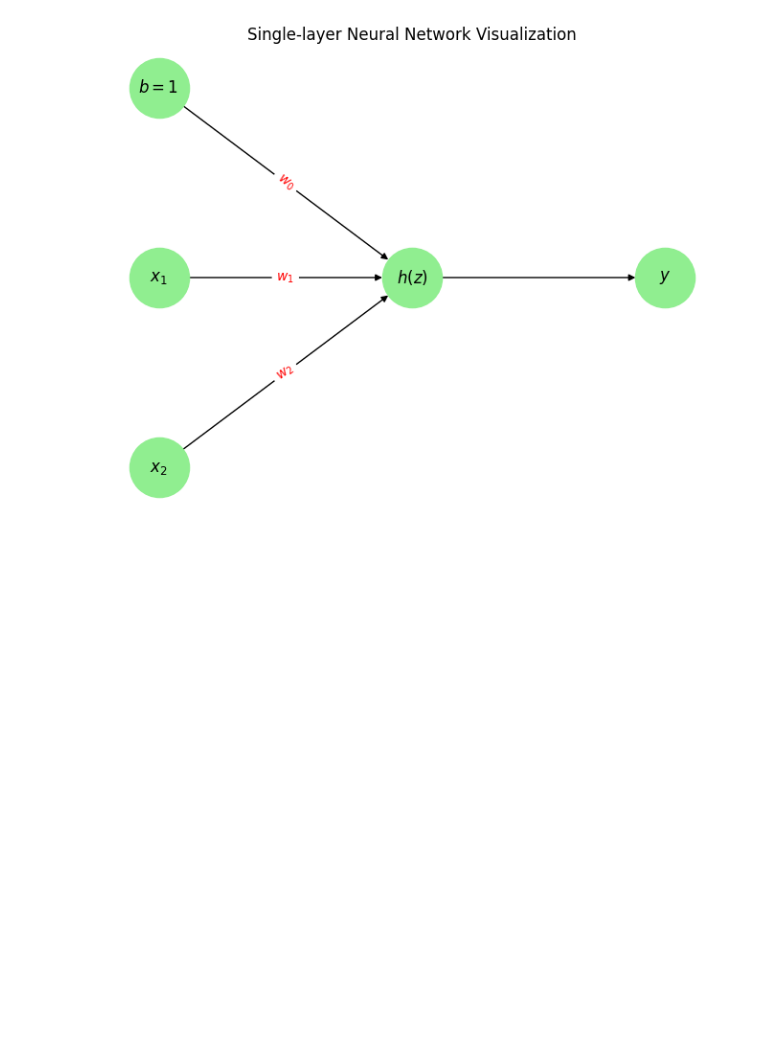
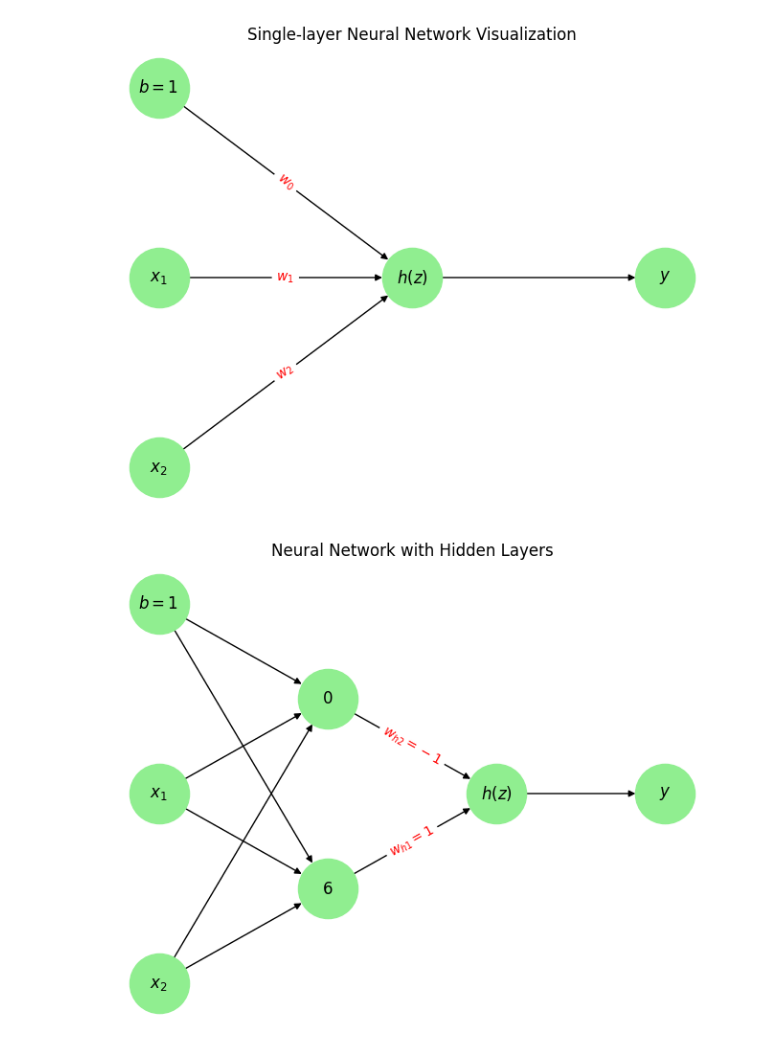
Before and after one commit to myothida/DeepLearning, a Jupyter notebook: chapter1/NN_graph.ipynb, the cells around one changed output. Cells and saved outputs as stored; diff of their text form; code cells hidden in the pictures; blank space fills up the shorter version.

Commit message:
add one function for chapter1/NN_graph.ipynb

```diff
--- a/chapter1/NN_graph.ipynb
+++ b/chapter1/NN_graph.ipynb
@@ -42,3 +42,65 @@ plt.savefig('imgs/slp.png', format='png', dpi=700)
 plt.show()
 # %% [output]
 [figure]
+# %%
+import matplotlib.pyplot as plt
+import networkx as nx
+
+# Create a directed graph
+G = nx.DiGraph()
+
+# Add nodes for the input layer
+G.add_node('$x_2$', pos=(0, 0))
+G.add_node('$x_1$', pos=(0, 1))
+G.add_node('$b=1$', pos=(0, 2))
+
+# Add nodes for the hidden layer with 2 units
+G.add_node('$6$', pos=(0.25, 0.5))
+G.add_node('$0$', pos=(0.25, 1.5))
+
+# Add node for the output layer
+G.add_node('$h(z)$', pos=(0.5, 1))
+
+# Add an out arrow from the output node
+G.add_node('$y$', pos=(0.75, 1))
+
+# Add edges between the input layer nodes and the hidden layer nodes
+G.add_edge('$x_2$', '$6$', weight='$w_{2,1}$')
+G.add_edge('$x_1$', '$6$', weight='$w_{1,1}$')
+G.add_edge('$b=1$', '$6$', weight='$w_{0,1}$')
+
+G.add_edge('$x_2$', '$0$', weight='$w_{2,2}$')
+G.add_edge('$x_1$', '$0$', weight='$w_{1,2}$')
+G.add_edge('$b=1$', '$0$', weight='$w_{0,2}$')
+
+# Add edges between the hidden layer nodes and the output node
+G.add_edge('$6$', '$h(z)$', weight='$w_{h1}$')
+G.add_edge('$0$', '$h(z)$', weight='$w_{h2}$')
+
+# Add an edge for the output node to the final output
+G.add_edge('$h(z)$', '$y$', style='dashed')
+
+# Define positions for all nodes
+pos = nx.get_node_attributes(G, 'pos')
+
+# Draw the neural network
+nx.draw(G, pos, with_labels=True, node_size=2000, node_color='lightgreen',
+        font_size=12, font_weight='bold', arrows=True, arrowstyle='-|>')
+
+# Draw the edge labels
+
+edge_labels = {
+  #  ('$x_2$', '$h_1$'): '$w_{2,1}$', ('$x_1$', '$h_1$'): '$w_{1,1}$', ('$b=1$', '$h_1$'): '$w_{0,1}$',
+  #  ('$x_2$', '$h_2$'): '$w_{2,2}$', ('$x_1$', '$h_2$'): '$w_{1,2}$', ('$b=1$', '$h_2$'): '$w_{0,2}$',
+    ('$6$', '$h(z)$'): '$w_{h1}=1$', ('$0$', '$h(z)$'): '$w_{h2}=-1$'
+}
+nx.draw_networkx_edge_labels(G, pos, edge_labels=edge_labels, font_color='red', font_size=10)
+
+# Save the plot as an image file with higher resolution
+plt.title('Neural Network with Hidden Layers')
+plt.savefig('imgs/chap2_ex1.png', format='png', dpi=700)
+
+# Show plot
+plt.show()
+# %% [output]
+[figure, added]
```
Also changed, not shown: 3 other files.
